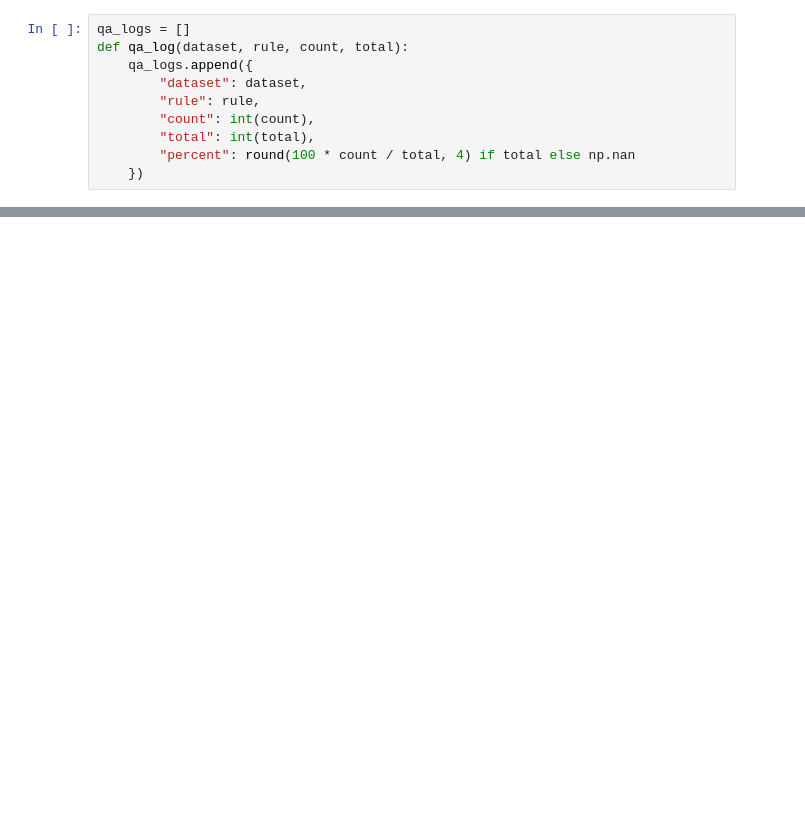
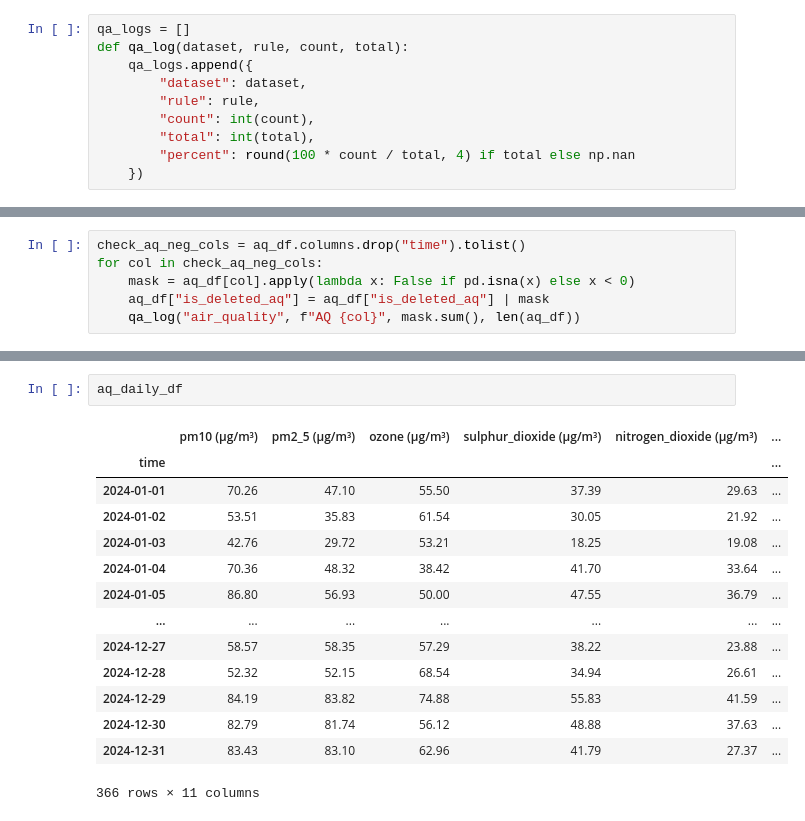
Before and after one commit to tannedjames/2526-LTXLDL-Project-AIT2006-4-3.2, a Jupyter notebook: dung/src/main.ipynb, the cells around one changed output, grey strips where cells are left out. Drawn from its saved outputs; the diff is of its cells as text; blank space fills up the shorter version.

```diff
--- a/dung/src/main.ipynb
+++ b/dung/src/main.ipynb
@@ -216,0 +191,6 @@ qa_df.to_csv(reports_dir / "qa_summary.csv", index=False)
+# %%
+check_aq_neg_cols = aq_df.columns.drop("time").tolist()
+for col in check_aq_neg_cols:
+    mask = aq_df[col].apply(lambda x: False if pd.isna(x) else x < 0)
+    aq_df["is_deleted_aq"] = aq_df["is_deleted_aq"] | mask
+    qa_log("air_quality", f"AQ {col}", mask.sum(), len(aq_df))
@@ -216,0 +281,17 @@ qa_df.to_csv(reports_dir / "qa_summary.csv", index=False)
+# %%
+aq_daily_df
+# %% [output]
+|  | pm10 (μg/m³) | pm2_5 (μg/m³) | ozone (μg/m³) | sulphur_dioxide (μg/m³) | nitrogen_dioxide (μg/m³) | ... |
+| time |  |  |  |  |  | ... |
+| 2024-01-01 | 70.26 | 47.10 | 55.50 | 37.39 | 29.63 | ... |
+| 2024-01-02 | 53.51 | 35.83 | 61.54 | 30.05 | 21.92 | ... |
+| 2024-01-03 | 42.76 | 29.72 | 53.21 | 18.25 | 19.08 | ... |
+| 2024-01-04 | 70.36 | 48.32 | 38.42 | 41.70 | 33.64 | ... |
+| 2024-01-05 | 86.80 | 56.93 | 50.00 | 47.55 | 36.79 | ... |
+| ... | ... | ... | ... | ... | ... | ... |
+| 2024-12-27 | 58.57 | 58.35 | 57.29 | 38.22 | 23.88 | ... |
+| 2024-12-28 | 52.32 | 52.15 | 68.54 | 34.94 | 26.61 | ... |
+| 2024-12-29 | 84.19 | 83.82 | 74.88 | 55.83 | 41.59 | ... |
+| 2024-12-30 | 82.79 | 81.74 | 56.12 | 48.88 | 37.63 | ... |
+| 2024-12-31 | 83.43 | 83.10 | 62.96 | 41.79 | 27.37 | ... |
+366 rows × 11 columns
```
Also changed, not shown: parts of 56 cells of this notebook, 5 other files.
